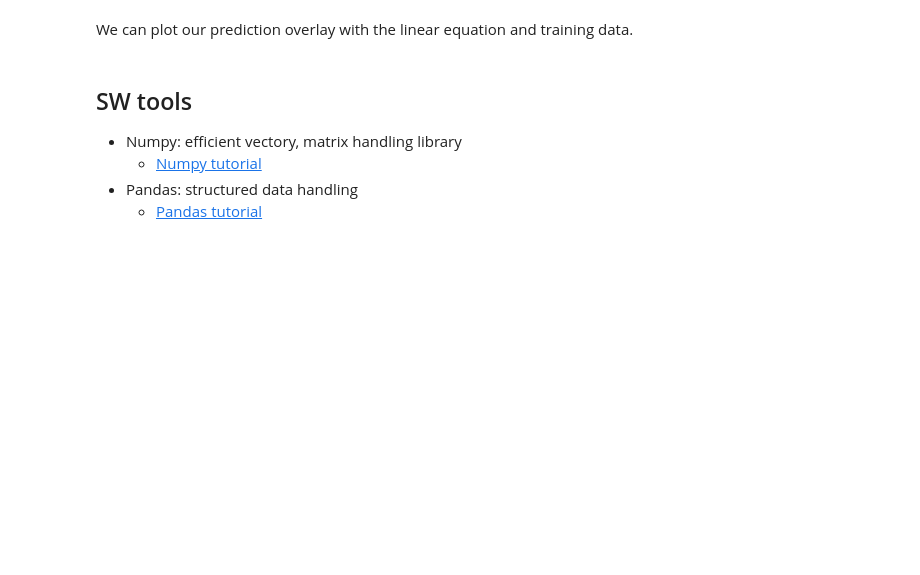
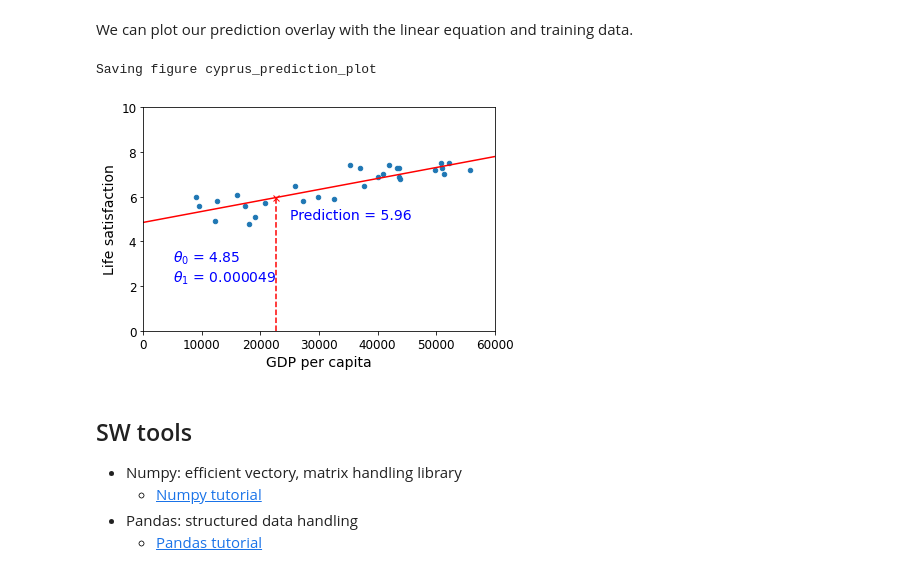
Before and after one commit to insop/ML_crash_course, a Jupyter notebook: 1_ml_overview.ipynb, the cells around one changed output. Cells and saved outputs as stored; diff of their text form; code cells hidden in the pictures; blank space fills up the shorter version.

```diff
--- a/1_ml_overview.ipynb
+++ b/1_ml_overview.ipynb
@@ -193,17 +208,22 @@ We can plot our prediction overlay with the linear equation and training data.
 # %%
 country_stats.plot(kind='scatter', x="GDP per capita", y='Life satisfaction')
 
 plt.axis([0, 60000, 0, 10])
 X=np.linspace(0, 60000, 1000)
 plt.plot(X, 𝜃0 + 𝜃1*X, "r")
 plt.text(5000, 3.1, r"$\theta_0$ = {:.2f}".format(𝜃0), fontsize=14, color="b")
 plt.text(5000, 2.2, r"$\theta_1$ = {:.6f}".format(𝜃1), fontsize=14, color="b")
 
 plt.plot([cyprus_gdp_per_capita, cyprus_gdp_per_capita], [0, cyprus_predicted_life_satisfaction], "r--")
 plt.text(25000, 5.0, r"Prediction = {:.2f}".format(cyprus_predicted_life_satisfaction), fontsize=14, color="b")
 plt.plot(cyprus_gdp_per_capita, cyprus_predicted_life_satisfaction, "rx")
 
+save_fig('cyprus_prediction_plot')
+
 plt.show()
+# %% [output]
+Saving figure cyprus_prediction_plot
+[figure, added]
 # %% [markdown]
 ## SW tools
  - Numpy: efficient vectory, matrix handling library
```
Also changed, not shown: parts of 9 cells of this notebook, 2 other files.
